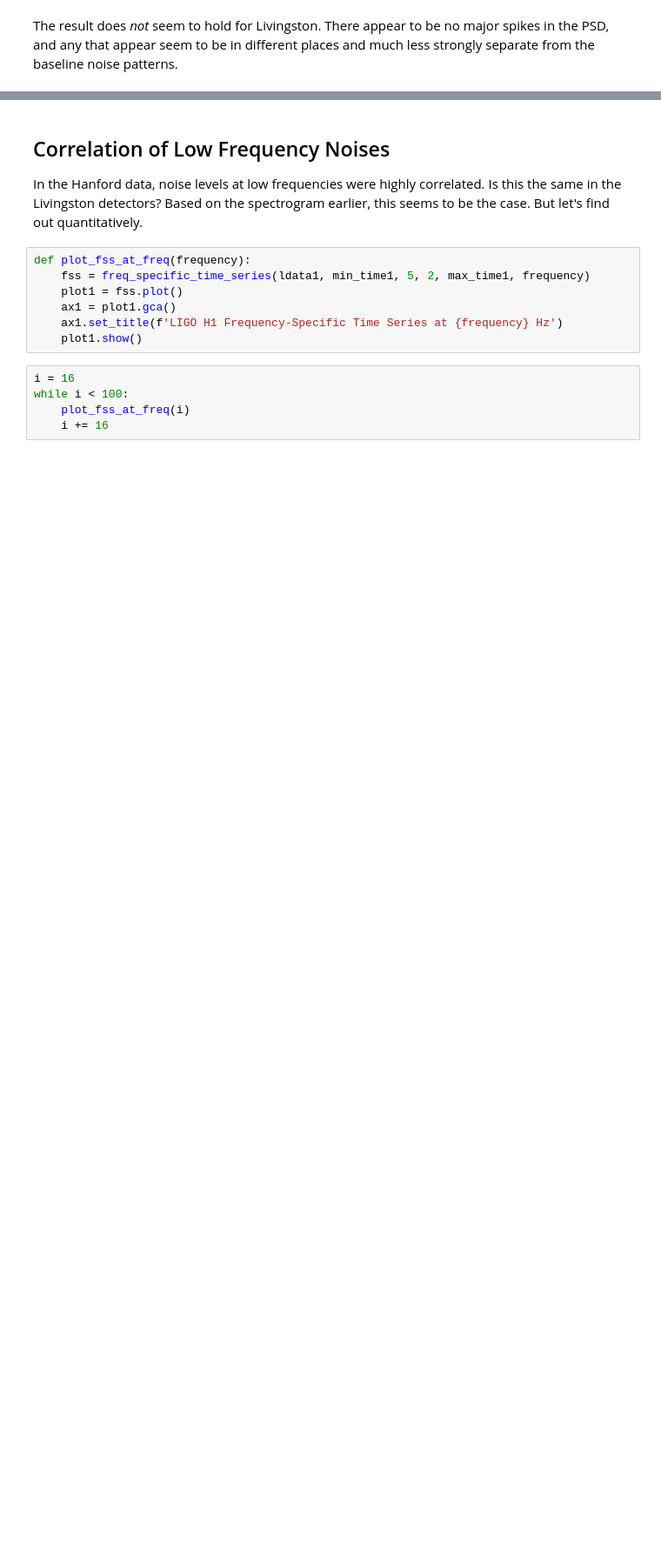
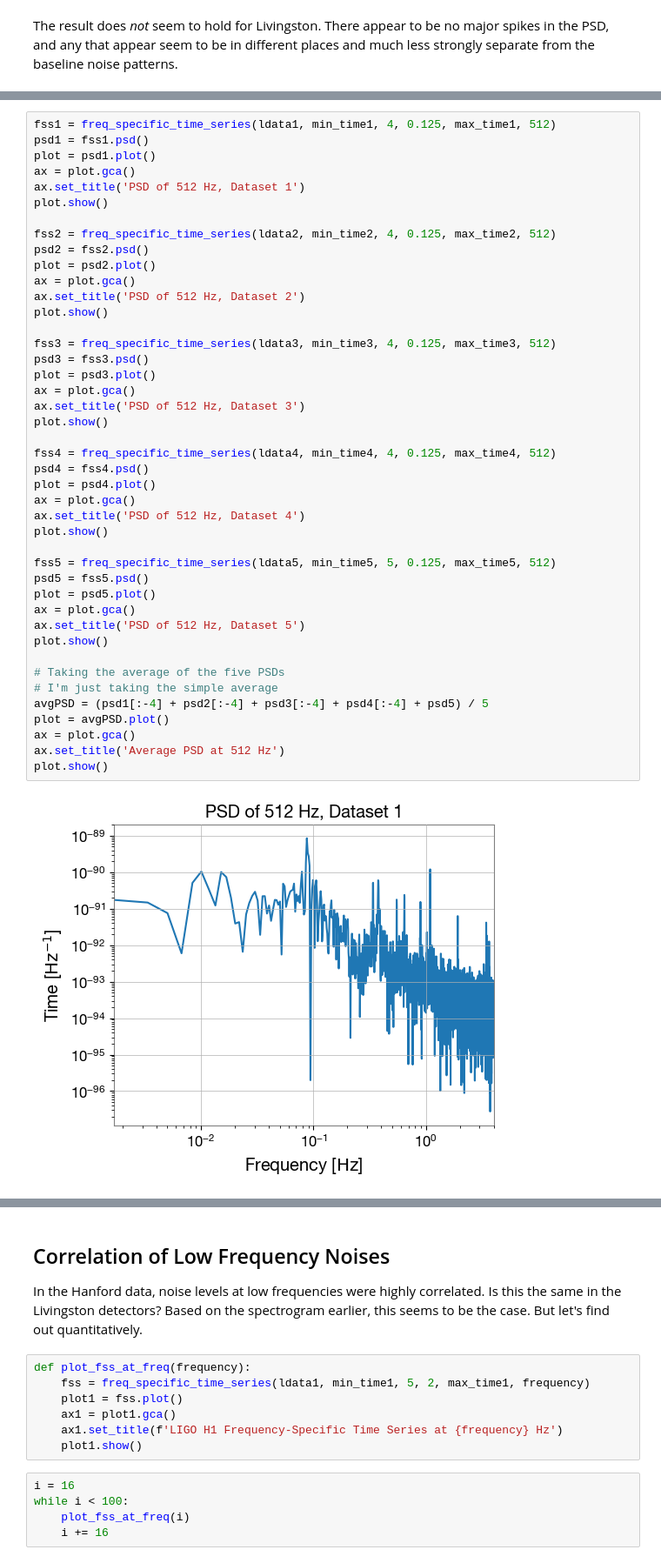
Before and after one commit to atcupps/GWInRP, a Jupyter notebook: freq_slice/livingston.ipynb, the cells around one changed output, grey strips where cells are left out. Shown at 87% size. Cells and saved outputs as stored; diff of their text form; blank space fills up the shorter version.

```diff
--- a/freq_slice/livingston.ipynb
+++ b/freq_slice/livingston.ipynb
@@ -165,0 +161,45 @@ The result does *not* seem to hold for Livingston. There appear to be no major s
+# %%
+fss1 = freq_specific_time_series(ldata1, min_time1, 4, 0.125, max_time1, 512)
+psd1 = fss1.psd()
+plot = psd1.plot()
+ax = plot.gca()
+ax.set_title('PSD of 512 Hz, Dataset 1')
+plot.show()
+
+fss2 = freq_specific_time_series(ldata2, min_time2, 4, 0.125, max_time2, 512)
+psd2 = fss2.psd()
+plot = psd2.plot()
+ax = plot.gca()
+ax.set_title('PSD of 512 Hz, Dataset 2')
+plot.show()
+
+fss3 = freq_specific_time_series(ldata3, min_time3, 4, 0.125, max_time3, 512)
+psd3 = fss3.psd()
+plot = psd3.plot()
+ax = plot.gca()
+ax.set_title('PSD of 512 Hz, Dataset 3')
+plot.show()
+
+fss4 = freq_specific_time_series(ldata4, min_time4, 4, 0.125, max_time4, 512)
+psd4 = fss4.psd()
+plot = psd4.plot()
+ax = plot.gca()
+ax.set_title('PSD of 512 Hz, Dataset 4')
+plot.show()
+
+fss5 = freq_specific_time_series(ldata5, min_time5, 5, 0.125, max_time5, 512)
+psd5 = fss5.psd()
+plot = psd5.plot()
+ax = plot.gca()
+ax.set_title('PSD of 512 Hz, Dataset 5')
+plot.show()
+
+# Taking the average of the five PSDs
+# I'm just taking the simple average
+avgPSD = (psd1[:-4] + psd2[:-4] + psd3[:-4] + psd4[:-4] + psd5) / 5
+plot = avgPSD.plot()
+ax = plot.gca()
+ax.set_title('Average PSD at 512 Hz')
+plot.show()
+# %% [output]
+[figure, added]
```
Also changed, not shown: parts of 3 cells of this notebook, 8 other files.
